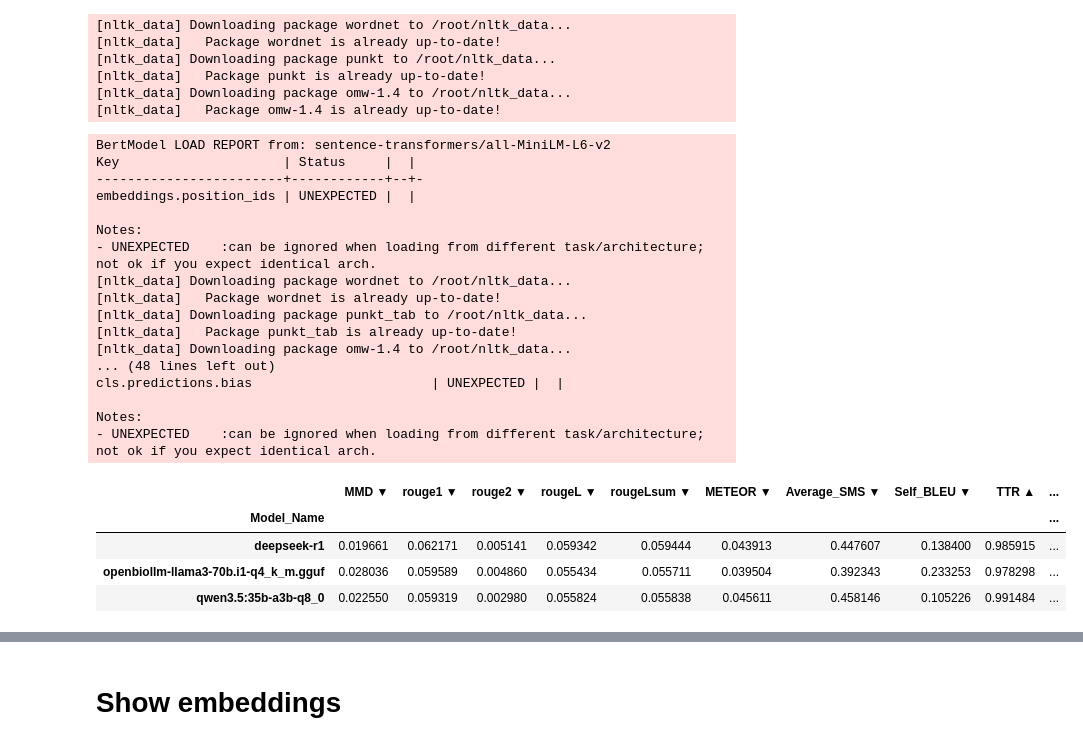
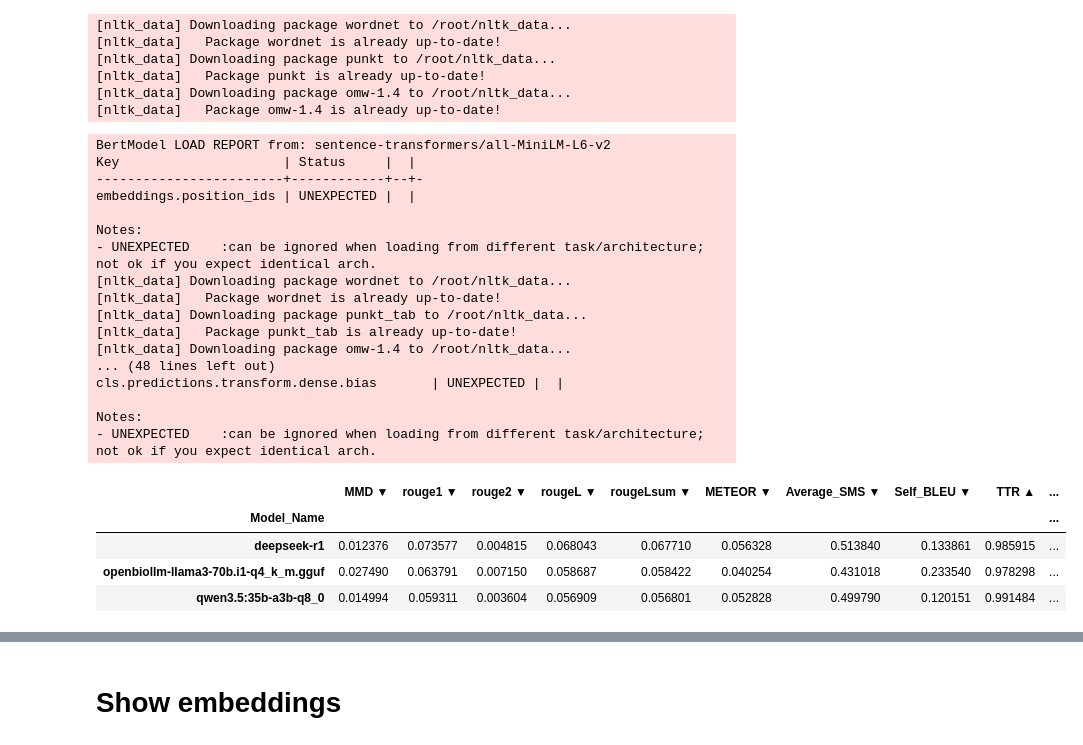
Before and after one commit to guillermoih/Alentar_Generation_LLM, a Jupyter notebook: Evaluate_DA.ipynb, the cells around one changed output, grey strips where cells are left out. Cells and saved outputs as stored; diff of their text form; code cells hidden in the pictures.

```diff
--- a/Evaluate_DA.ipynb
+++ b/Evaluate_DA.ipynb
@@ -24,6 +27,9 @@ res_list = []
 
 # Load real data
 df_real = pd.read_csv('Informes-Urgencias/EJEI_nocod_Clasificator_2024_07_ 04. 4.fin.csv')
+cods = get_cods_dict('Informes-Urgencias/vars.csv')
+df_real = clean_data(df_real, cods)
+
 real_reports = df_real['EJEIDiagnóstico'].values
 real_reports = [str(v) for v in real_reports]
 
@@ -54,7 +60,8 @@ for model_name in ['deepseek-r1',
     row['Self_BLEU ▼'] = calculate_self_bleu(da_reports)
     row['TTR ▲'] = lexical_diversity(da_reports)
     avg_nnd, all_nnds = calculate_nnd(emb_real, emb_da)
-    row['Average_NND ▼'] = avg_nnd
+    row['Average_NND ▲'] = avg_nnd
+    row['Plagiarism_Percentage ▼'] = sum(all_nnds<0.05)/len(all_nnds)
     P, R, F1 = get_bertscore(real_reports, da_reports)
     row['Average_BERTScore_F1 ▲'] = F1.mean().item()
 
@@ -73,27 +80,27 @@ Notes:
 [nltk_data]   Package punkt_tab is already up-to-date!
 [nltk_data] Downloading package omw-1.4 to /root/nltk_data...
 ... (48 lines left out)
-cls.predictions.bias                       | UNEXPECTED |  |
+cls.predictions.transform.dense.bias       | UNEXPECTED |  |
 
 Notes:
 - UNEXPECTED    :can be ignored when loading from different task/architecture; not ok if you expect identical arch.
 # %%
 df_results = pd.DataFrame(res_list)
 df_results.set_index('Model_Name', inplace=True)
 df_style = (df_results.style
             .highlight_min(
                 subset=['MMD ▼', 'rouge1 ▼', 'rouge2 ▼', 'rougeL ▼',
                         'rougeLsum ▼', 'METEOR ▼', 'Average_SMS ▼',
-                        'Self_BLEU ▼', 'Average_NND ▼'],
+                        'Self_BLEU ▼', 'Plagiarism_Percentage ▼'],
                 props='font-weight: bold;')
             .highlight_max(
-                subset=['TTR ▲', 'Average_BERTScore_F1 ▲'],
+                subset=['TTR ▲', 'Average_BERTScore_F1 ▲', 'Average_NND ▲'],
                 props='font-weight: bold;')
            )
 df_style
 # %% [output]
 |  | MMD ▼ | rouge1 ▼ | rouge2 ▼ | rougeL ▼ | rougeLsum ▼ | METEOR ▼ | Average_SMS ▼ | Self_BLEU ▼ | TTR ▲ | ... |
 | Model_Name |  |  |  |  |  |  |  |  |  | ... |
-| deepseek-r1 | 0.019661 | 0.062171 | 0.005141 | 0.059342 | 0.059444 | 0.043913 | 0.447607 | 0.138400 | 0.985915 | ... |
-| openbiollm-llama3-70b.i1-q4_k_m.gguf | 0.028036 | 0.059589 | 0.004860 | 0.055434 | 0.055711 | 0.039504 | 0.392343 | 0.233253 | 0.978298 | ... |
-| qwen3.5:35b-a3b-q8_0 | 0.022550 | 0.059319 | 0.002980 | 0.055824 | 0.055838 | 0.045611 | 0.458146 | 0.105226 | 0.991484 | ... |
+| deepseek-r1 | 0.012376 | 0.073577 | 0.004815 | 0.068043 | 0.067710 | 0.056328 | 0.513840 | 0.133861 | 0.985915 | ... |
+| openbiollm-llama3-70b.i1-q4_k_m.gguf | 0.027490 | 0.063791 | 0.007150 | 0.058687 | 0.058422 | 0.040254 | 0.431018 | 0.233540 | 0.978298 | ... |
+| qwen3.5:35b-a3b-q8_0 | 0.014994 | 0.059311 | 0.003604 | 0.056909 | 0.056801 | 0.052828 | 0.499790 | 0.120151 | 0.991484 | ... |
```
Also changed, not shown: parts of 10 cells of this notebook, 4 other files.
